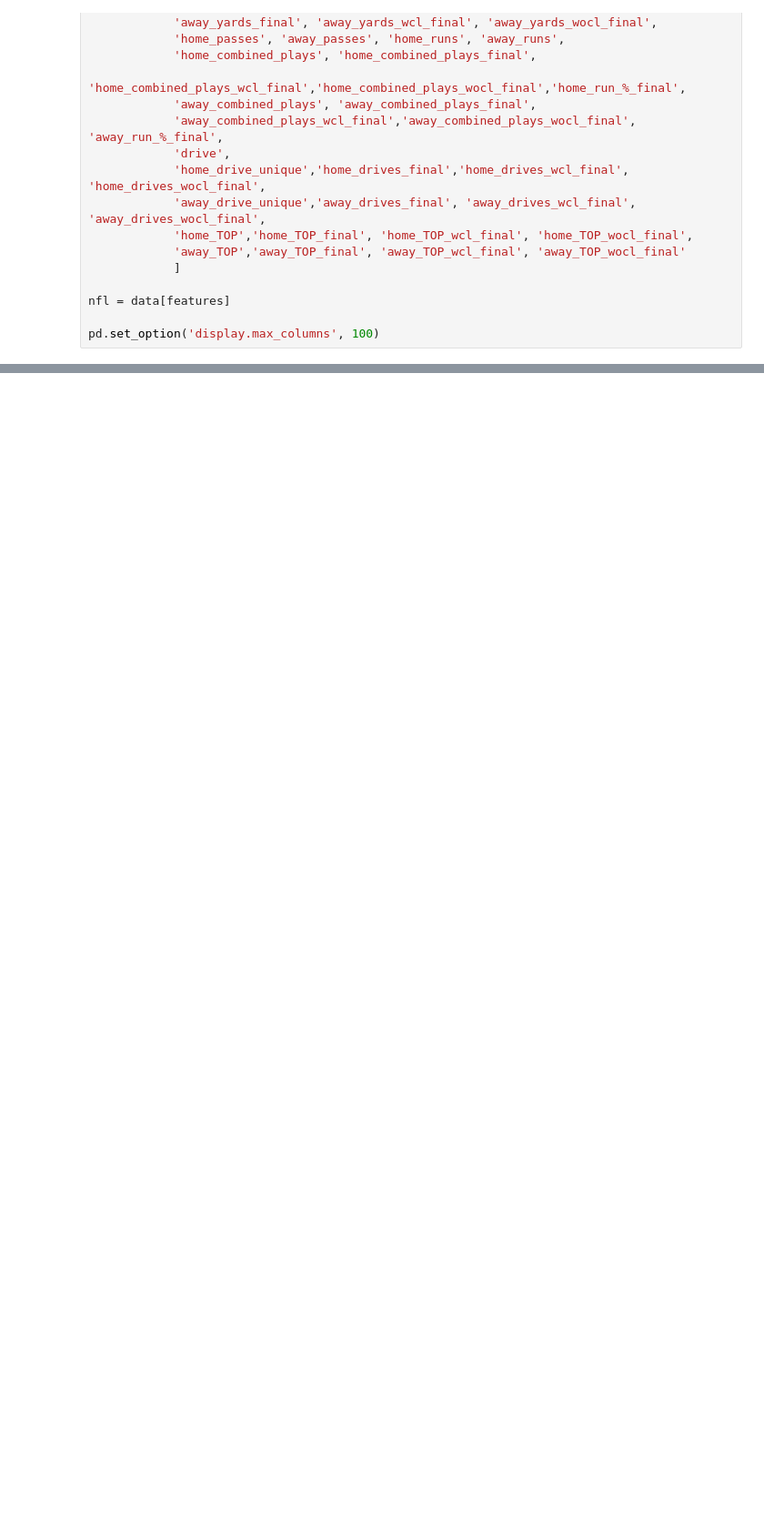
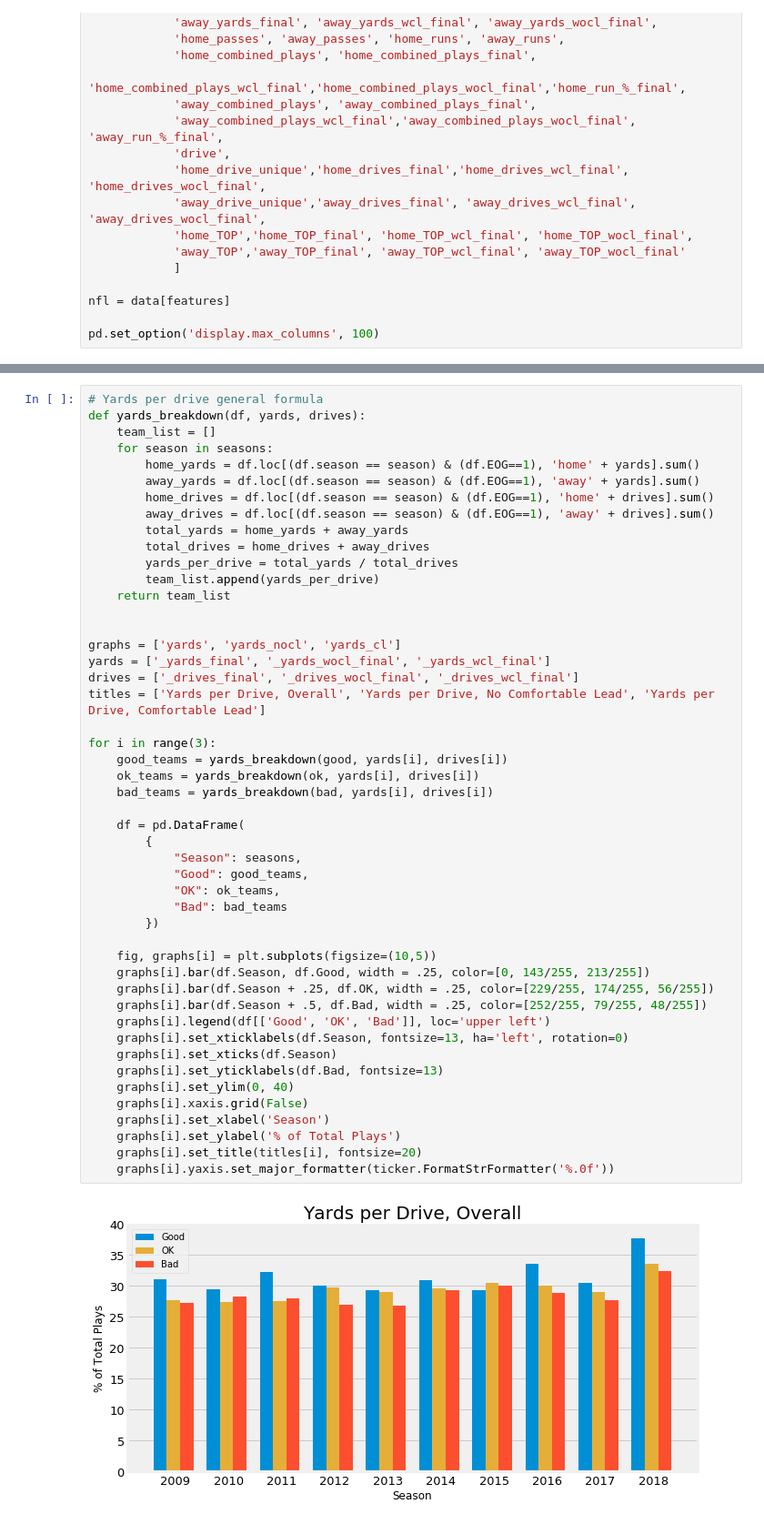
Before and after one commit to jeesuk/NFL-offense, a Jupyter notebook: NFL_offense.ipynb, the cells around one changed output, grey strips where cells are left out. Shown: that part at 91% size. Cells and saved outputs as stored; diff of their text form; blank space fills up the shorter version.

```diff
--- a/NFL_offense.ipynb
+++ b/NFL_offense.ipynb
@@ -1058,0 +532,50 @@ Looking at the different performance tiers of teams, there is some separation be
+# %%
+# Yards per drive general formula
+def yards_breakdown(df, yards, drives):
+    team_list = []
+    for season in seasons:
+        home_yards = df.loc[(df.season == season) & (df.EOG==1), 'home' + yards].sum()
+        away_yards = df.loc[(df.season == season) & (df.EOG==1), 'away' + yards].sum()
+        home_drives = df.loc[(df.season == season) & (df.EOG==1), 'home' + drives].sum()
+        away_drives = df.loc[(df.season == season) & (df.EOG==1), 'away' + drives].sum()
+        total_yards = home_yards + away_yards
+        total_drives = home_drives + away_drives
+        yards_per_drive = total_yards / total_drives
+        team_list.append(yards_per_drive)
+    return team_list
+
+
+graphs = ['yards', 'yards_nocl', 'yards_cl']
+yards = ['_yards_final', '_yards_wocl_final', '_yards_wcl_final']
+drives = ['_drives_final', '_drives_wocl_final', '_drives_wcl_final']
+titles = ['Yards per Drive, Overall', 'Yards per Drive, No Comfortable Lead', 'Yards per Drive, Comfortable Lead']
+
+for i in range(3):
+    good_teams = yards_breakdown(good, yards[i], drives[i])
+    ok_teams = yards_breakdown(ok, yards[i], drives[i])
+    bad_teams = yards_breakdown(bad, yards[i], drives[i])
+
+    df = pd.DataFrame(
+        {
+            "Season": seasons,
+            "Good": good_teams,
+            "OK": ok_teams,
+            "Bad": bad_teams
+        })
+
+    fig, graphs[i] = plt.subplots(figsize=(10,5))
+    graphs[i].bar(df.Season, df.Good, width = .25, color=[0, 143/255, 213/255])
+    graphs[i].bar(df.Season + .25, df.OK, width = .25, color=[229/255, 174/255, 56/255])
+    graphs[i].bar(df.Season + .5, df.Bad, width = .25, color=[252/255, 79/255, 48/255])
+    graphs[i].legend(df[['Good', 'OK', 'Bad']], loc='upper left')
+    graphs[i].set_xticklabels(df.Season, fontsize=13, ha='left', rotation=0)
+    graphs[i].set_xticks(df.Season)
+    graphs[i].set_yticklabels(df.Bad, fontsize=13)
+    graphs[i].set_ylim(0, 40)
+    graphs[i].xaxis.grid(False)
+    graphs[i].set_xlabel('Season')
+    graphs[i].set_ylabel('% of Total Plays')
+    graphs[i].set_title(titles[i], fontsize=20)
+    graphs[i].yaxis.set_major_formatter(ticker.FormatStrFormatter('%.0f'))
+# %% [output]
+[figure, added]
```
Also changed, not shown: parts of 123 cells of this notebook.
